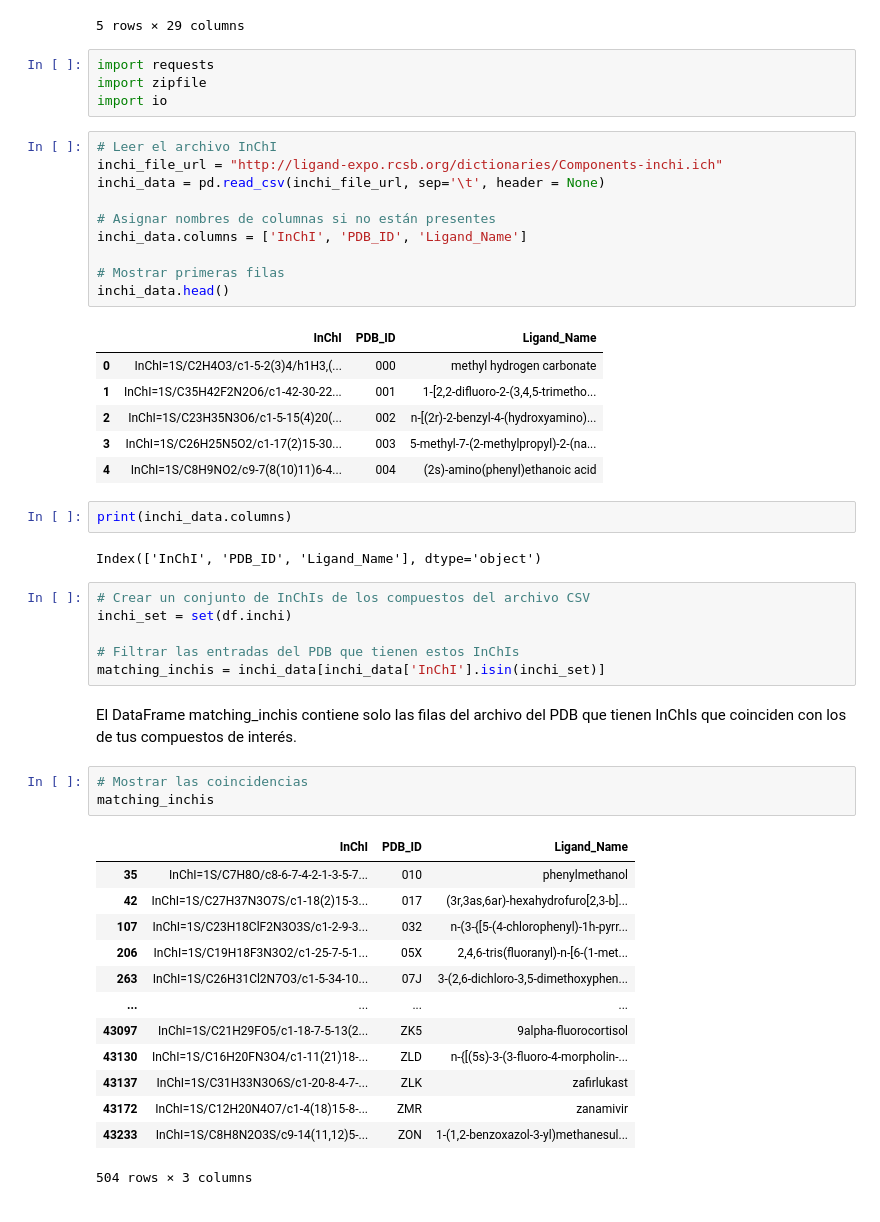
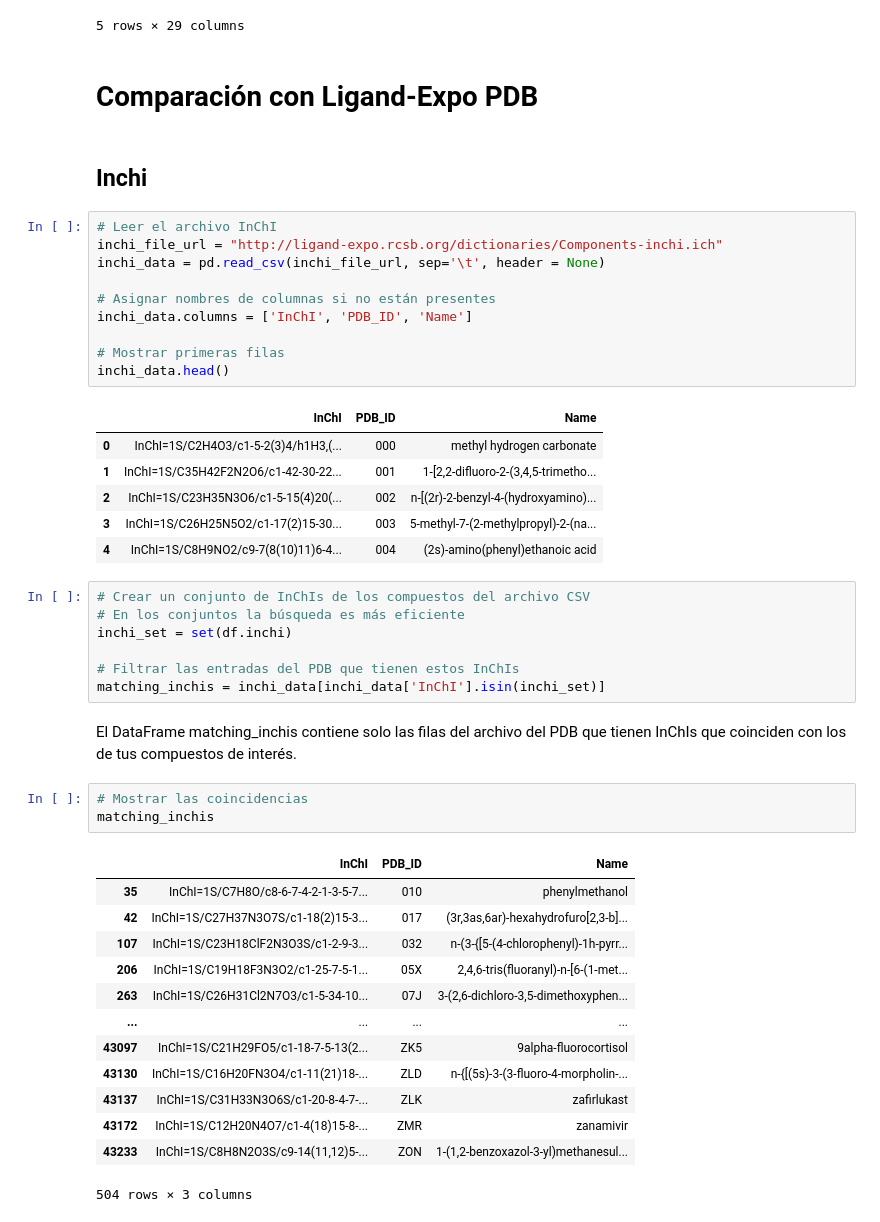
Before and after one commit to GabriManz/Interacciones-Proteina-Farmaco, a Jupyter notebook: Interacciones.ipynb, the cells around one changed output. Saved outputs shown, nothing was run; the diff lists cells and outputs as text.

```diff
--- a/Interacciones.ipynb
+++ b/Interacciones.ipynb
@@ -78,33 +93,30 @@ df.head()
 | 5 | DB00432 | NaN | Trifluridine | Nucleosides, nucleotides, and ana... | NaN | 1 | 0.000149 | -6.37 | 4.070792 | NaN | ... | ... |
 | 6 | DB01015 | NaN | Sulfamethoxazole | Benzenoids | NaN | 0 | 0.627000 | -2.93 | 8.009664 | 10.028458 | ... | ... |
 5 rows × 29 columns
-# %%
-import requests
-import zipfile
-import io
+# %% [markdown]
+# Comparación con Ligand-Expo PDB
+# %% [markdown]
+## Inchi
 # %%
 # Leer el archivo InChI
 inchi_file_url = "http://ligand-expo.rcsb.org/dictionaries/Components-inchi.ich"
 inchi_data = pd.read_csv(inchi_file_url, sep='\t', header = None)
 
 # Asignar nombres de columnas si no están presentes
-inchi_data.columns = ['InChI', 'PDB_ID', 'Ligand_Name']
+inchi_data.columns = ['InChI', 'PDB_ID', 'Name']
 
 # Mostrar primeras filas
 inchi_data.head()
 # %% [output]
-|  | InChI | PDB_ID | Ligand_Name |
+|  | InChI | PDB_ID | Name |
 | 0 | InChI=1S/C2H4O3/c1-5-2(3)4/h1H3,(... | 000 | methyl hydrogen carbonate |
 | 1 | InChI=1S/C35H42F2N2O6/c1-42-30-22... | 001 | 1-[2,2-difluoro-2-(3,4,5-trimetho... |
 | 2 | InChI=1S/C23H35N3O6/c1-5-15(4)20(... | 002 | n-[(2r)-2-benzyl-4-(hydroxyamino)... |
 | 3 | InChI=1S/C26H25N5O2/c1-17(2)15-30... | 003 | 5-methyl-7-(2-methylpropyl)-2-(na... |
 | 4 | InChI=1S/C8H9NO2/c9-7(8(10)11)6-4... | 004 | (2s)-amino(phenyl)ethanoic acid |
-# %%
-print(inchi_data.columns)
-# %% [output]
-Index(['InChI', 'PDB_ID', 'Ligand_Name'], dtype='object')
 # %%
 # Crear un conjunto de InChIs de los compuestos del archivo CSV
+# En los conjuntos la búsqueda es más eficiente
 inchi_set = set(df.inchi)
 
 # Filtrar las entradas del PDB que tienen estos InChIs
@@ -115,7 +127,7 @@ El DataFrame matching_inchis contiene solo las filas del archivo del PDB que tie
 # Mostrar las coincidencias
 matching_inchis
 # %% [output]
-|  | InChI | PDB_ID | Ligand_Name |
+|  | InChI | PDB_ID | Name |
 | 35 | InChI=1S/C7H8O/c8-6-7-4-2-1-3-5-7... | 010 | phenylmethanol |
 | 42 | InChI=1S/C27H37N3O7S/c1-18(2)15-3... | 017 | (3r,3as,6ar)-hexahydrofuro[2,3-b]... |
 | 107 | InChI=1S/C23H18ClF2N3O3S/c1-2-9-3... | 032 | n-(3-{[5-(4-chlorophenyl)-1h-pyrr... |
```
Also changed, not shown: parts of 12 cells of this notebook, 1 other file.
